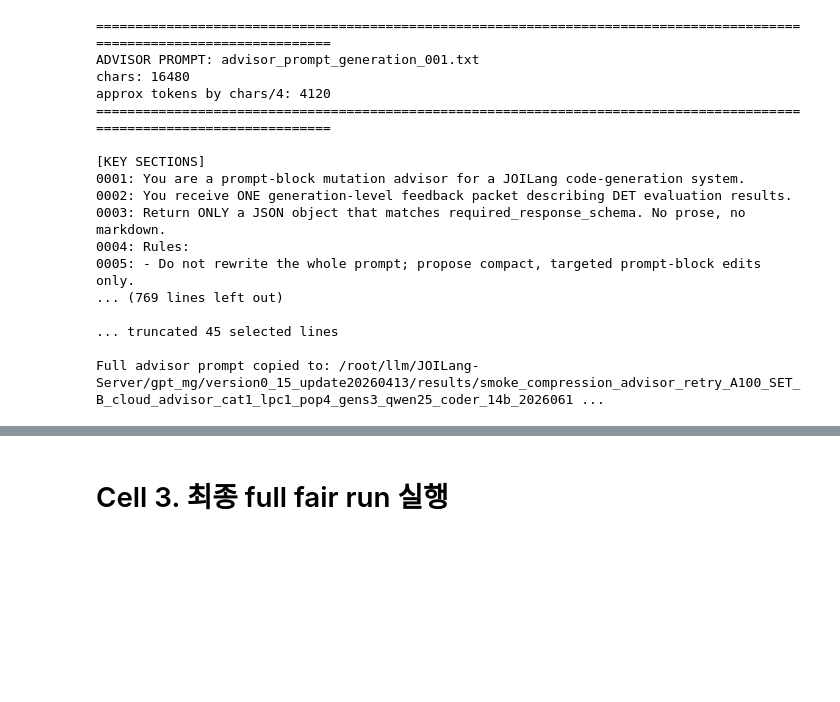
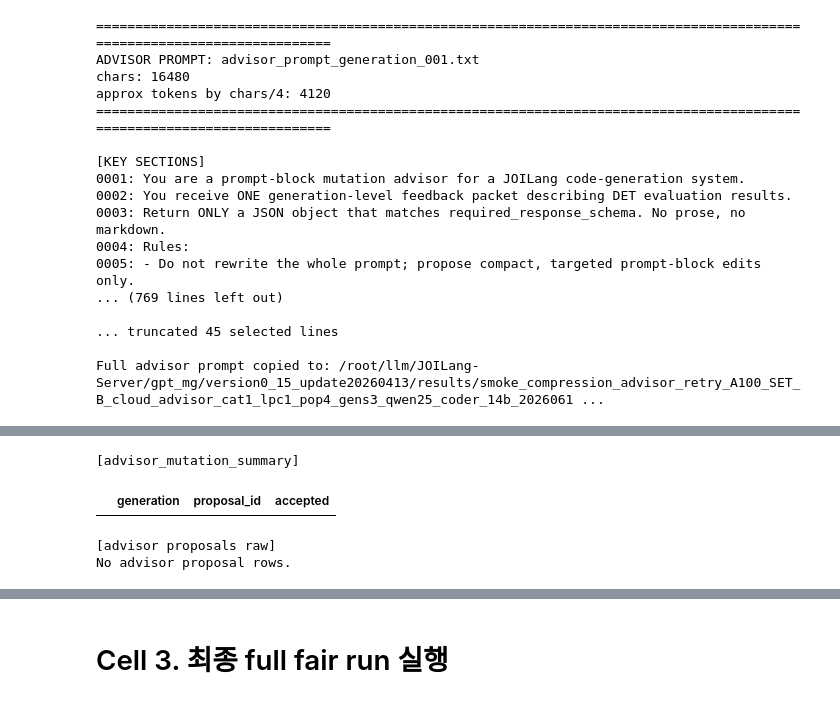
Before and after one commit to blueoxss/JOILang, a Jupyter notebook: gpt_mg/version0_15_update20260413/notebooks/JOILang_PromptOps_Cloud_A100-Update_TokenDown.ipynb, the cells around one changed output, grey strips where cells are left out. Cells and saved outputs as stored; diff of their text form; code cells hidden in the pictures; blank space fills up the shorter version.

```diff
--- a/gpt_mg/version0_15_update20260413/notebooks/JOILang_PromptOps_Cloud_A100-Update_TokenDown.ipynb
+++ b/gpt_mg/version0_15_update20260413/notebooks/JOILang_PromptOps_Cloud_A100-Update_TokenDown.ipynb
@@ -1550,0 +1696,45 @@ Full advisor prompt copied to: /root/llm/JOILang-Server/gpt_mg/version0_15_updat
+# %%
+from pathlib import Path
+import json
+import pandas as pd
+
+OUT_DIR = Path(advisor_retry_out)
+
+print("[advisor_mutation_summary]")
+p = OUT_DIR / "advisor_mutation_summary.csv"
+if p.exists():
+    display(pd.read_csv(p))
+
+print("[advisor proposals raw]")
+rows = []
+p = OUT_DIR / "advisor_mutation_proposals.jsonl"
+if p.exists():
+    for line in p.read_text(encoding="utf-8", errors="replace").splitlines():
+        if line.strip():
+            rows.append(json.loads(line))
+
+df = pd.DataFrame(rows)
+if len(df):
+    cols = [
+        "generation",
+        "source",
+        "mutation_family",
+        "compression_level",
+        "operator",
+        "mutation_type",
+        "target_block_id",
+        "selected_block_id",
+        "selected_block_ids",
+        "expected_token_delta",
+        "rejection_reason",
+        "apply_mode",
+    ]
+    cols = [c for c in cols if c in df.columns]
+    display(df[cols])
+else:
+    print("No advisor proposal rows.")
+# %% [output]
+[advisor_mutation_summary]
+|  | generation | proposal_id | accepted |
+[advisor proposals raw]
+No advisor proposal rows.
```
Also changed, not shown: parts of 9 cells of this notebook, 4 other files.
